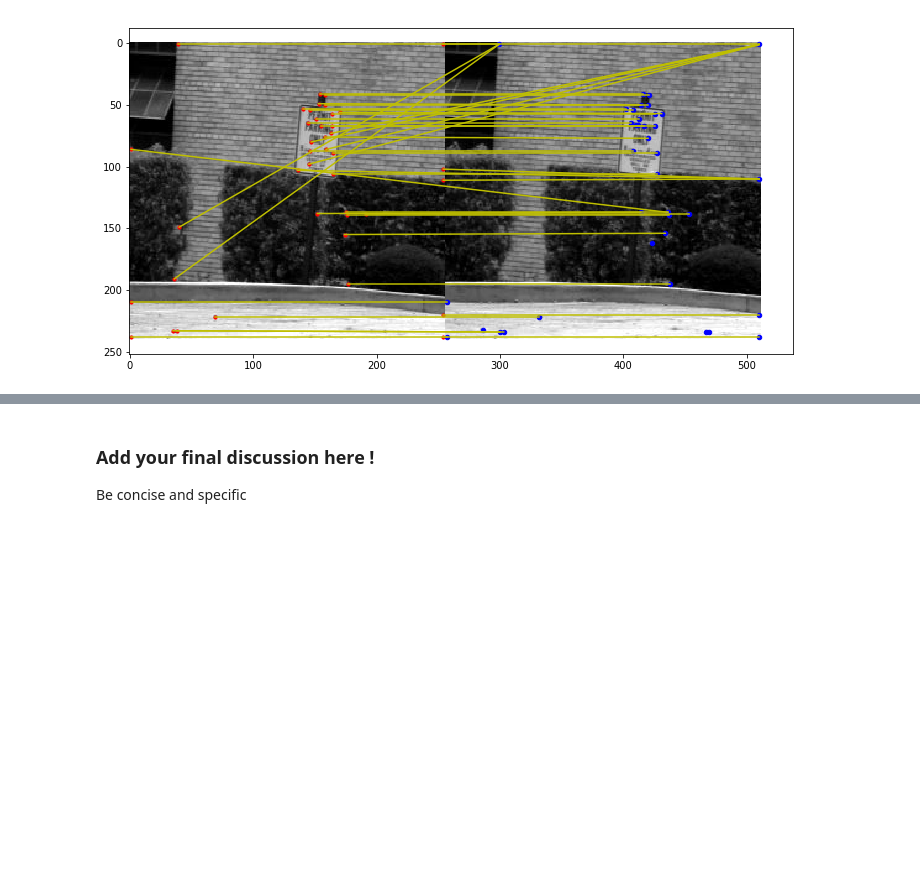
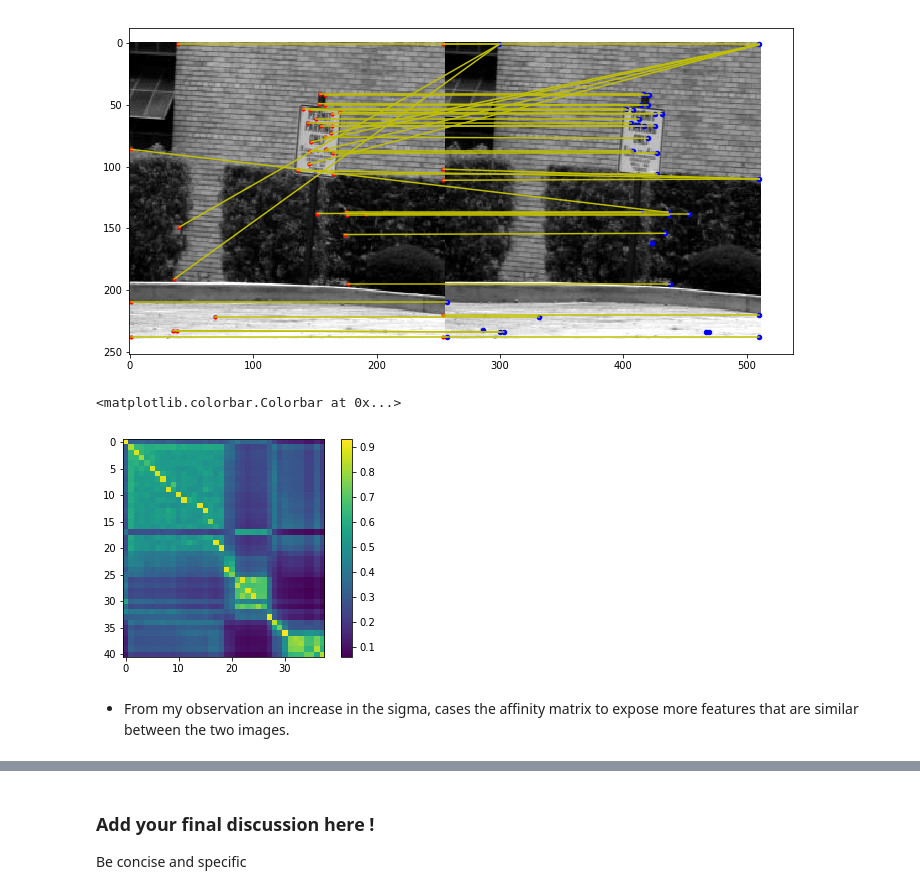
Before and after one commit to mosemb/ComputerVision, a Jupyter notebook: week2_lab_2022/feature_matching-sketch2022.ipynb, the cells around one changed output, grey strips where cells are left out. Drawn from its saved outputs; the diff is of its cells as text; code cells hidden in the pictures; blank space fills up the shorter version.

```diff
--- a/week2_lab_2022/feature_matching-sketch2022.ipynb
+++ b/week2_lab_2022/feature_matching-sketch2022.ipynb
@@ -242,7 +243,16 @@ patches2 = patch_descriptor(img2, corners2, 40)
 # %%
 # FEATURE MATCHING
 plt.figure(figsize=(12,6))
-D,match = spectral_matching(0.7,patches1, patches2, corners1, corners2)
+D,match = spectral_matching(2.5,patches1, patches2, corners1, corners2)
 match_euclidean = show_match(match,corners1,corners2,img1, img2)
 # %% [output]
 [figure]
+# %%
+# LET US ALSO HAVE A LOOK AT THE AFFINITY MATRIX
+plt.imshow(D)
+plt.colorbar()
+# %% [output]
+<matplotlib.colorbar.Colorbar at 0x...>
+[figure, added]
+# %% [markdown]
+- From my observation an increase in the sigma, cases the affinity matrix to expose more features that are similar between the two images.
```
Also changed, not shown: parts of 7 cells of this notebook.
